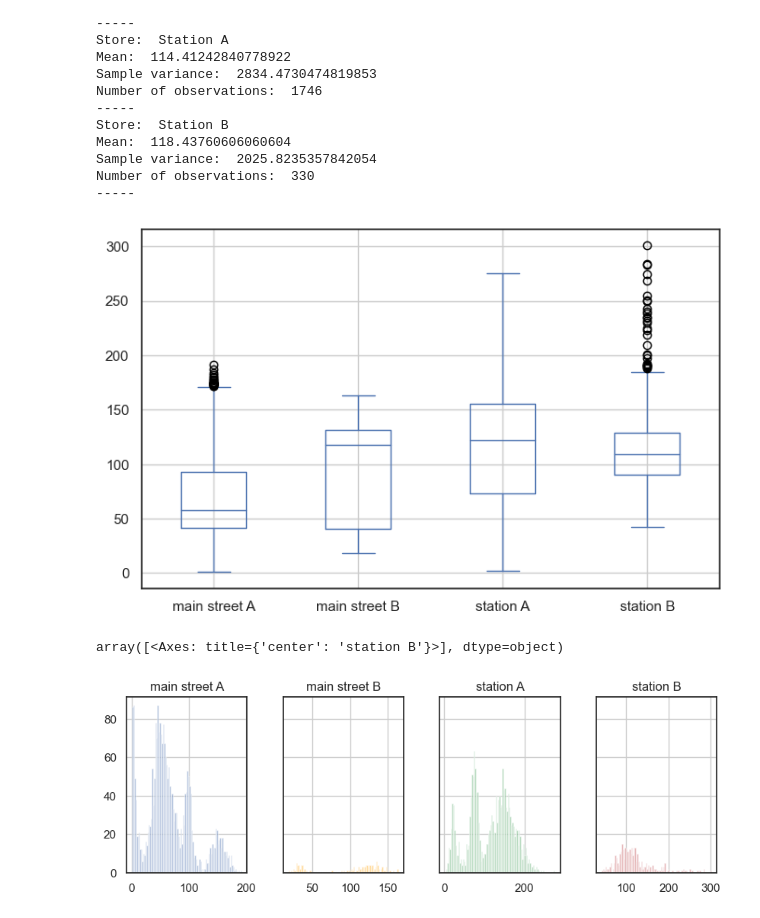
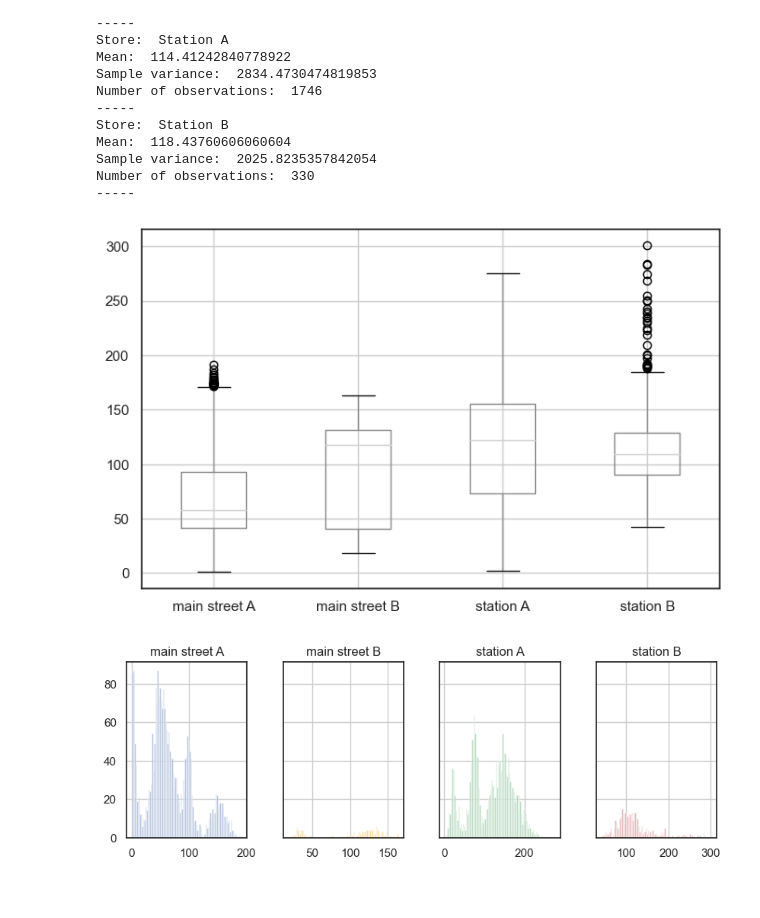
Before and after one commit to linashyshova/academicalskills, a Jupyter notebook: task5.ipynb, the cells around one changed output. Cells and saved outputs as stored; diff of their text form; code cells hidden in the pictures.

```diff
--- a/task5.ipynb
+++ b/task5.ipynb
@@ -1,8 +1,13 @@
 # %%
 import pandas as pd
 import numpy as np
+import matplotlib.dates as mdates
+import seaborn as sns
+
 from matplotlib import pyplot as plt
-import seaborn as sns
+from matplotlib.dates import DateFormatter
+
+sns.set_palette("PuBuGn_d")
 # %%
 data = pd.read_excel('data/BakeryData_Vilnius.xlsx')
 data['date'] = pd.to_datetime(data['date'], format='%Y-%m-%d')
@@ -60,9 +65,10 @@ Sample variance:  2025.8235357842054
 Number of observations:  330
 -----
 # %%
-bp = data.boxplot(column=['main street A', 'main street B', 'station A', 'station B'], color='b')
+bp = data.boxplot(column=['main street A', 'main street B', 'station A', 'station B'])
+plt.show()
 # %% [output]
-[figure, old version]
+[figure, new version]
 # %%
 kwargs = dict(alpha=0.5, bins=100)
 fig, axes = plt.subplots(1, 4, figsize=(10, 3), sharey=True, dpi=100)
@@ -70,8 +76,8 @@ data.hist('main street A', **kwargs, ax=axes[0], color='b')
 data.hist('main street B', **kwargs, ax=axes[1], color='orange')
 data.hist('station A', **kwargs, ax=axes[2], color='g')
 data.hist('station B', **kwargs, ax=axes[3], color='r')
+plt.show()
 # %% [output]
-array([<Axes: title={'center': 'station B'}>], dtype=object)
 [figure]
 # %%
 monthly = data.groupby(pd.Grouper(key='date', freq='M')).mean()
```
Also changed, not shown: parts of 3 cells of this notebook.
